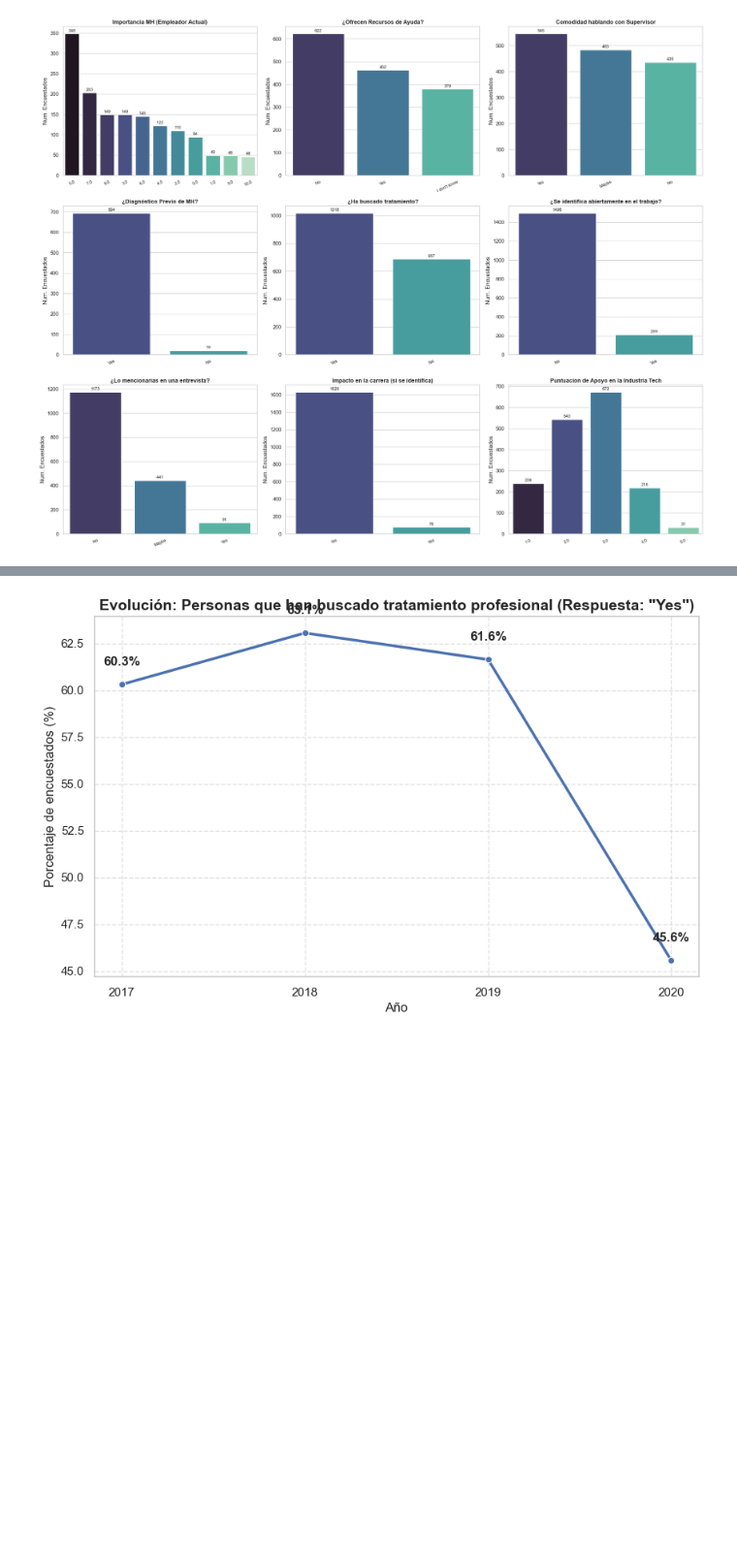
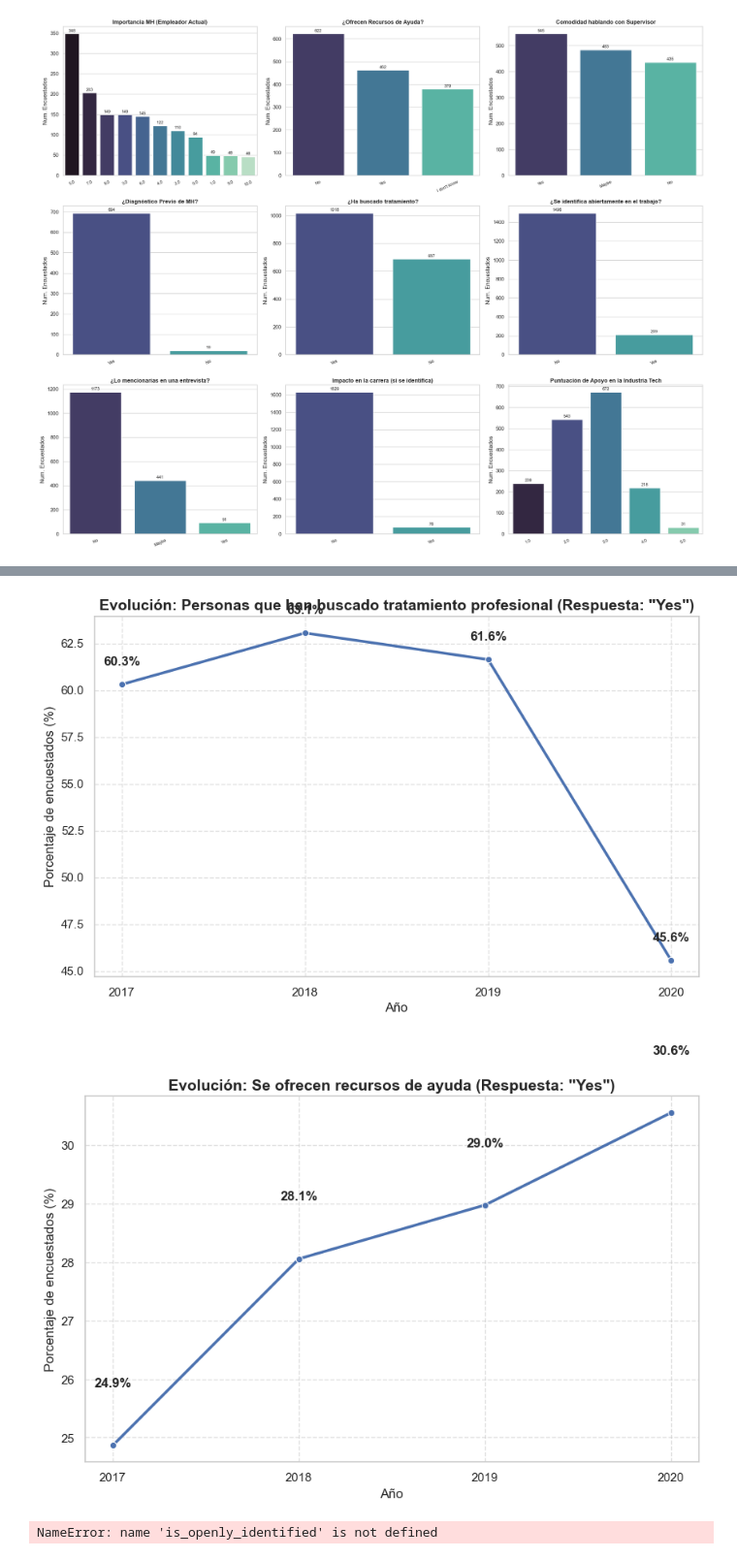
Before and after one commit to loganxxx000/Data_visualization_2_Analysis, a Jupyter notebook: notebook/Mental_Health_Analysis.ipynb, the cells around one changed output, grey strips where cells are left out. Shown at 97% size. Drawn from its saved outputs; the diff is of its cells as text; code cells hidden in the pictures; blank space fills up the shorter version.

```diff
--- a/notebook/Mental_Health_Analysis.ipynb
+++ b/notebook/Mental_Health_Analysis.ipynb
@@ -824,34 +824,53 @@ def graficar_evolucion(df, columna, respuesta_interes, titulo):
     plt.title(f'Evolución: {titulo} (Respuesta: "{respuesta_interes}")', fontsize=14, fontweight='bold')
     plt.ylabel('Porcentaje de encuestados (%)')
     plt.xlabel('Año')
     plt.grid(True, linestyle='--', alpha=0.6)
 
     # Forzamos que los años en X sean enteros (2016, 2017...)
     plt.xticks(data_plot['year'].unique())
 
     # Etiquetas de valor
     for x, y in zip(data_plot['year'], data_plot['porcentaje']):
         plt.text(x, y + 1, f'{y:.1f}%', ha='center', fontweight='bold')
 
     plt.show()
 
-# 1. Evolución: ¿Hablan más los jefes de salud mental?
+# Evolución: ¿Hablan más los jefes de salud mental?
 graficar_evolucion(
     df_encuesta_primera,
     columna='curr_employer_discuss_mental_health',
     respuesta_interes='Yes',
     titulo='Empleadores discutiendo Salud Mental'
 )
 
-# 2. Evolución: ¿La gente busca más tratamiento?
+# Evolución: ¿La gente busca más tratamiento?
 graficar_evolucion(
     df_encuesta_segunda,
     columna='sought_treatment',
     respuesta_interes='Yes',
     titulo='Personas que han buscado tratamiento profesional'
 )
+
+# Evolución: ¿Ofrecen recursos de ayuda?
+graficar_evolucion(
+    df_encuesta_segunda,
+    columna='curr_resources_help',
+    respuesta_interes='Yes',
+    titulo='Se ofrecen recursos de ayuda'
+)
+
+is_openly_identified
+# Evolución: ¿Abiertamente identificado en el trabajo?
+graficar_evolucion(
+    df_encuesta_segunda,
+    columna='is_openly_identified',
+    respuesta_interes='Yes',
+    titulo='Abiertamente identificado en el trabajo'
+)
 # %% [output]
 [figure]
 [figure]
+[figure, added]
+NameError: name 'is_openly_identified' is not defined
 # %%
 # ANÁLISIS DE VARIABLES DE LA SEGUNDA ENCUESTA
```
